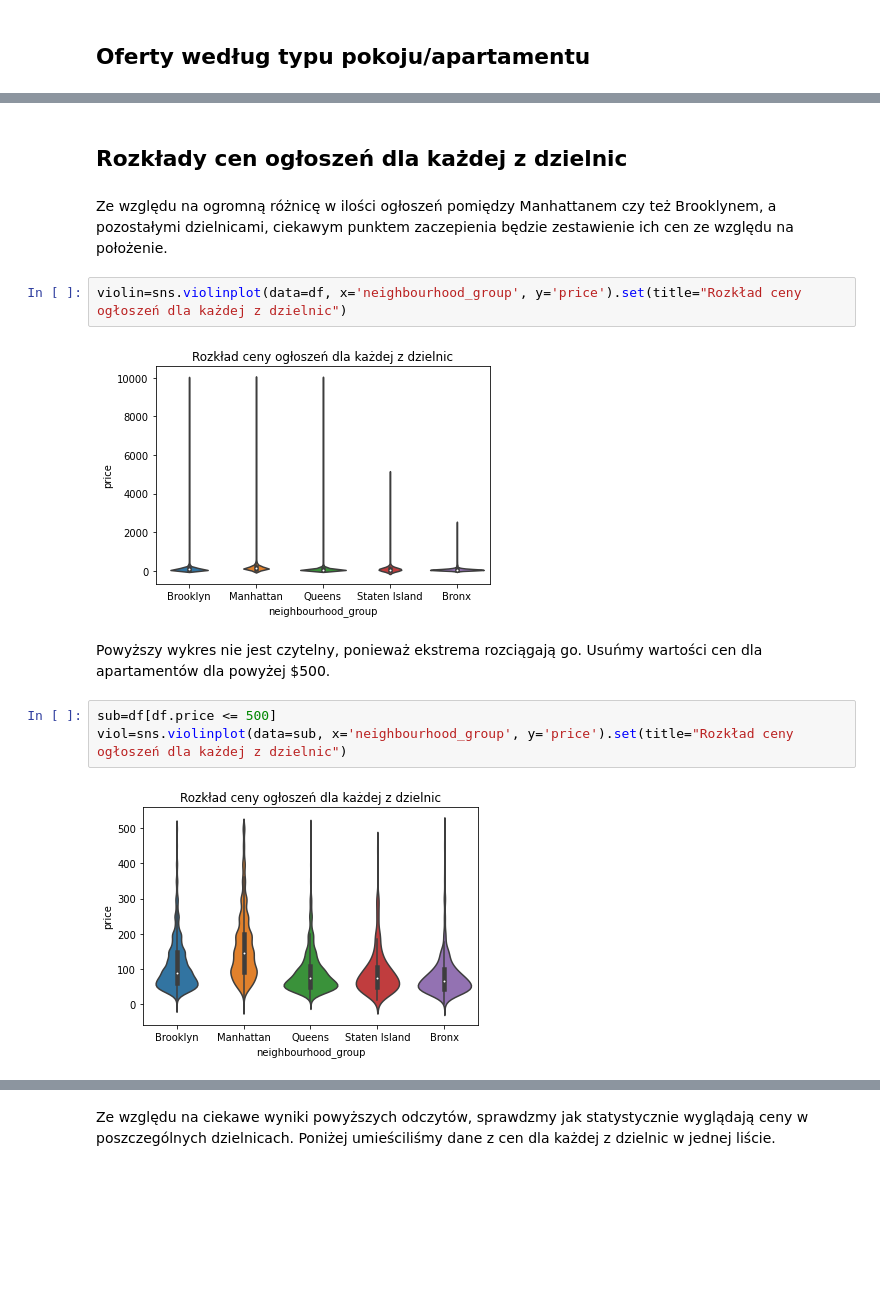
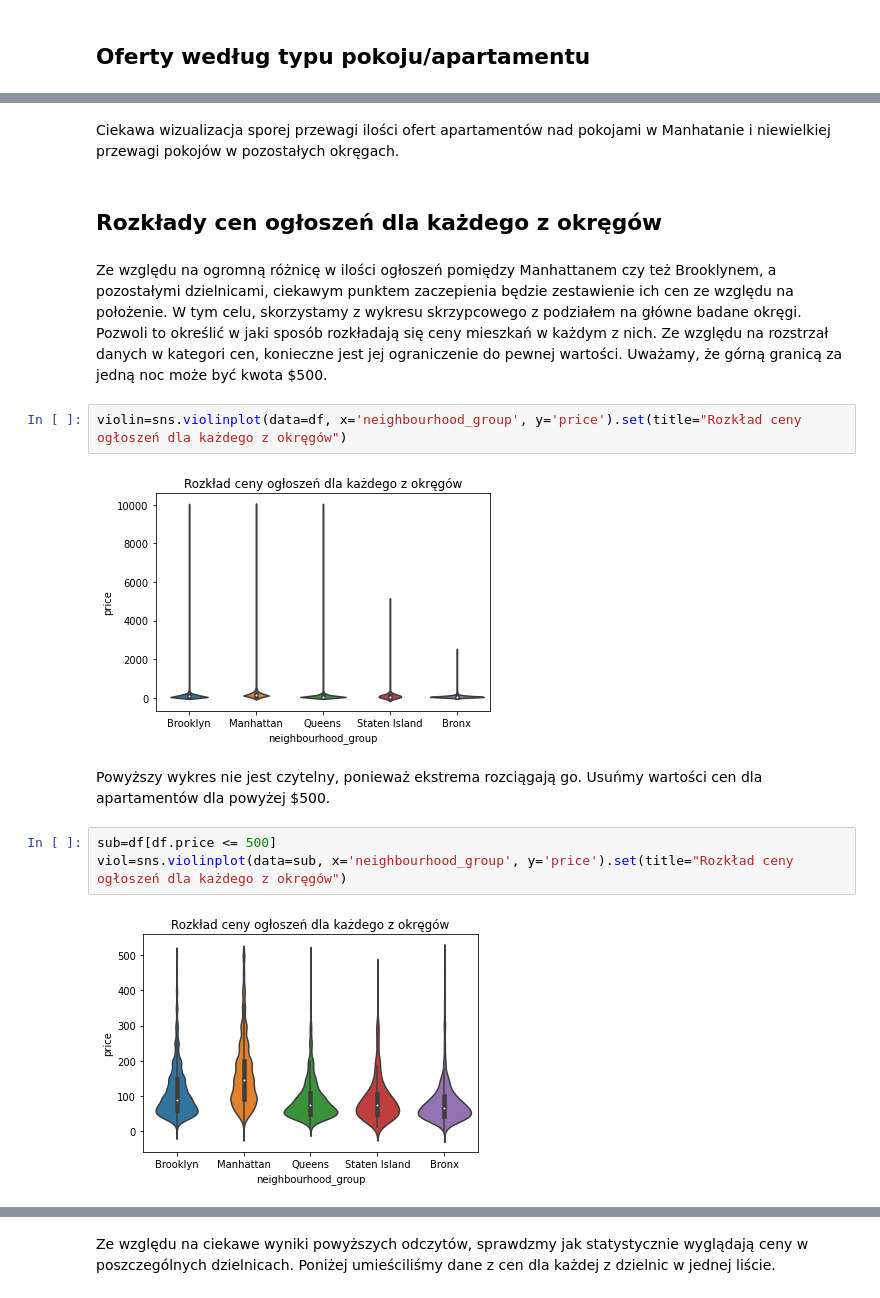
Before and after one commit to veern/Analiza-danych-airbnb, a Jupyter notebook: Analiza-Airbnb.ipynb, the cells around one changed output, grey strips where cells are left out. Saved outputs shown, nothing was run; the diff lists cells and outputs as text; blank space fills up the shorter version.

```diff
--- a/Analiza-Airbnb.ipynb
+++ b/Analiza-Airbnb.ipynb
@@ -245,15 +352,17 @@ plt.legend(frameon=False, fontsize=12)
+# %% [markdown]
+Ciekawa wizualizacja sporej przewagi ilości ofert apartamentów nad pokojami w Manhatanie i niewielkiej przewagi pokojów w pozostałych okręgach.
 # %% [markdown]
-## Rozkłady cen ogłoszeń dla każdej z dzielnic
+## Rozkłady cen ogłoszeń dla każdego z okręgów
 # %% [markdown]
-Ze względu na ogromną różnicę w ilości ogłoszeń pomiędzy Manhattanem czy też Brooklynem, a pozostałymi dzielnicami, ciekawym punktem zaczepienia będzie zestawienie ich cen ze względu na położenie.
+Ze względu na ogromną różnicę w ilości ogłoszeń pomiędzy Manhattanem czy też Brooklynem, a pozostałymi dzielnicami, ciekawym punktem zaczepienia będzie zestawienie ich cen ze względu na położenie. W tym celu, skorzystamy z wykresu skrzypcowego z podziałem na główne badane okręgi. Pozwoli to określić w jaki sposób rozkładają się ceny mieszkań w każdym z nich. Ze względu na rozstrzał danych w kategori cen, konieczne jest jej ograniczenie do pewnej wartości. Uważamy, że górną granicą za jedną noc może być kwota $500.
 # %%
-violin=sns.violinplot(data=df, x='neighbourhood_group', y='price').set(title="Rozkład ceny ogłoszeń dla każdej z dzielnic")
+violin=sns.violinplot(data=df, x='neighbourhood_group', y='price').set(title="Rozkład ceny ogłoszeń dla każdego z okręgów")
 # %% [output]
-[figure, old version]
+[figure, new version]
 # %% [markdown]
 Powyższy wykres nie jest czytelny, ponieważ ekstrema rozciągają go. Usuńmy wartości cen dla apartamentów dla powyżej $500.
 # %%
 sub=df[df.price <= 500]
-viol=sns.violinplot(data=sub, x='neighbourhood_group', y='price').set(title="Rozkład ceny ogłoszeń dla każdej z dzielnic")
+viol=sns.violinplot(data=sub, x='neighbourhood_group', y='price').set(title="Rozkład ceny ogłoszeń dla każdego z okręgów")
 # %% [output]
-[figure, old version]
+[figure, new version]
```
Also changed, not shown: parts of 63 cells of this notebook, 4 other files.
